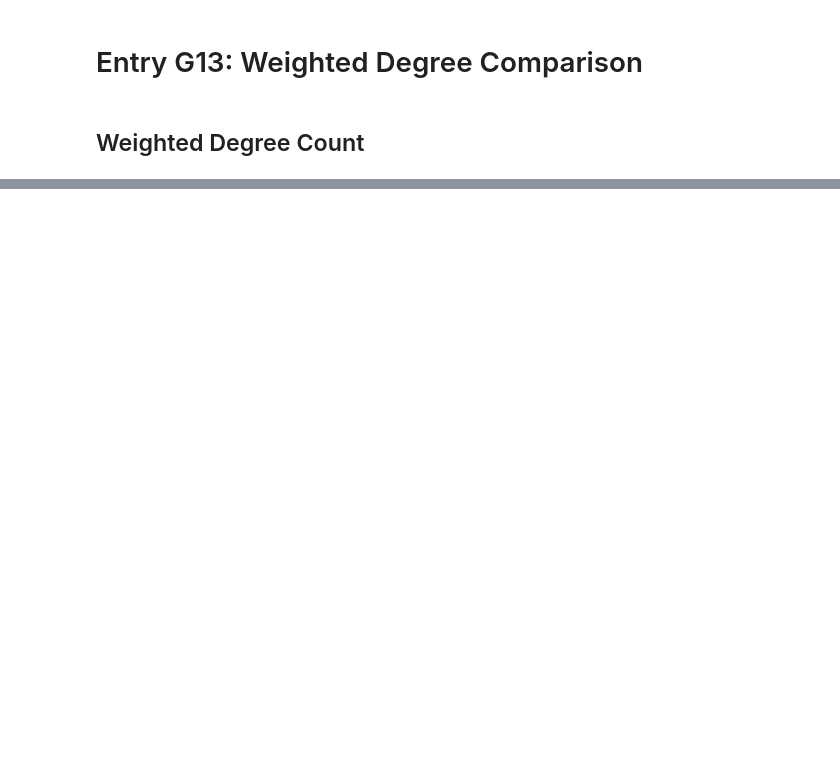
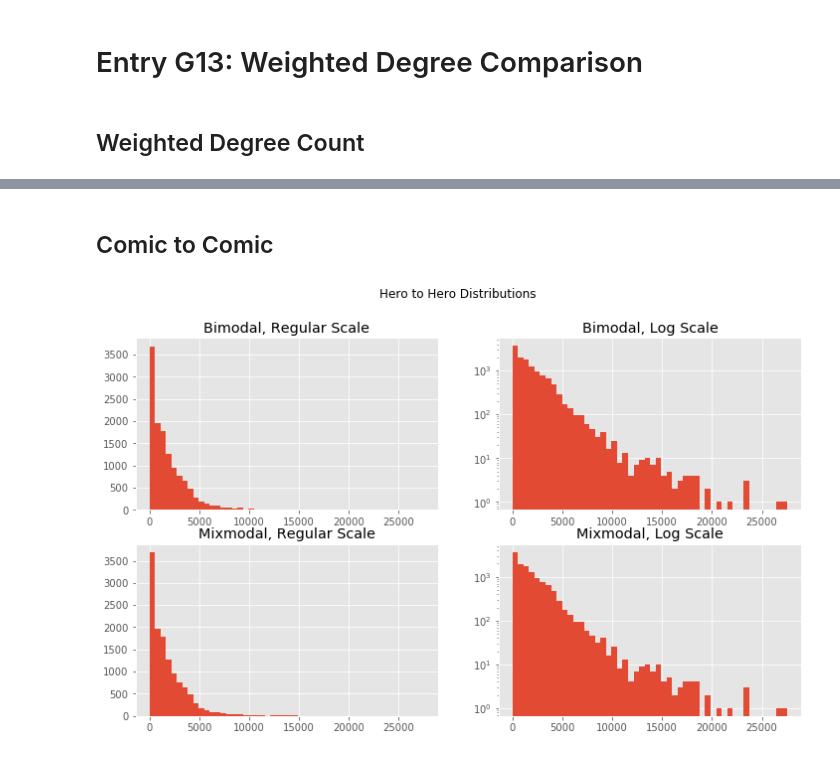
Before and after one commit to julielinx/datascience_diaries, a Jupyter notebook: graph/13a_nb_weighted_degree_comparison.ipynb, the cells around one changed output, grey strips where cells are left out. Saved outputs shown, nothing was run; the diff lists cells and outputs as text; code cells hidden in the pictures; blank space fills up the shorter version.

```diff
--- a/graph/13a_nb_weighted_degree_comparison.ipynb
+++ b/graph/13a_nb_weighted_degree_comparison.ipynb
@@ -317,0 +213,10 @@ plt.show()
+# %%
+bi_comic2comic = pd.DataFrame(bi_session.run('''MATCH (c:Comic)
+OPTIONAL MATCH (c)--(h:Hero)--(c2:Comic)
+RETURN c.name as comic, count(h) as weighted_degree
+ORDER BY comic''').data())
+
+mix_comic2comic = pd.DataFrame(mix_session.run('''MATCH (c:Comic)
+OPTIONAL MATCH (c)--(h:Hero)--(c2:Comic)
+RETURN c.name as comic, count(h) as weighted_degree
+ORDER BY comic''').data())
@@ -317,0 +255,18 @@ plt.show()
+# %% [markdown]
+## Comic to Comic
+# %%
+c2c_fig, c2c_axes = plt.subplots(2, 2, figsize=(12,7))
+c2c_fig.suptitle("Hero to Hero Distributions")
+c2c_axes[0,0].hist(bi_comic2comic['weighted_degree'], bins=50)
+c2c_axes[0,0].set_title('Bimodal, Regular Scale')
+c2c_axes[0,1].hist(bi_comic2comic['weighted_degree'], bins=50)
+c2c_axes[0,1].set_yscale('log')
+c2c_axes[0,1].set_title('Bimodal, Log Scale')
+c2c_axes[1,0].hist(mix_comic2comic['weighted_degree'], bins=50)
+c2c_axes[1,0].set_title('Mixmodal, Regular Scale')
+c2c_axes[1,1].hist(mix_comic2comic['weighted_degree'], bins=50)
+c2c_axes[1,1].set_yscale('log')
+c2c_axes[1,1].set_title('Mixmodal, Log Scale')
+plt.show()
+# %% [output]
+[figure, added]
```
Also changed, not shown: parts of 62 cells of this notebook, 10 other files.
